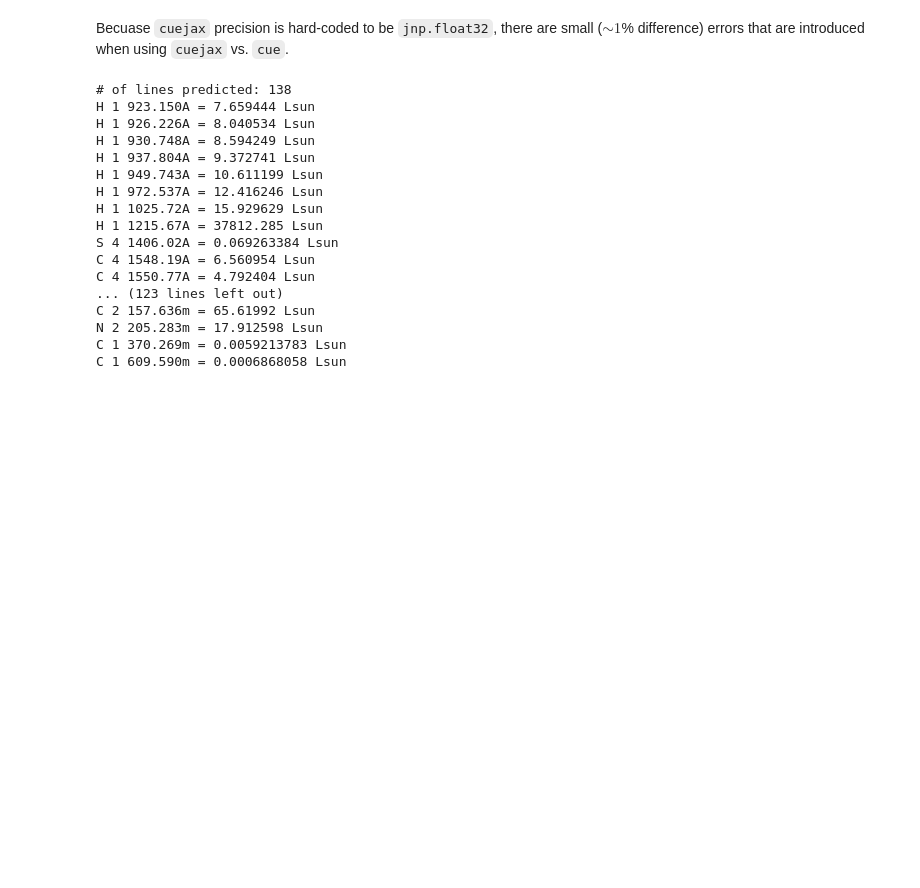
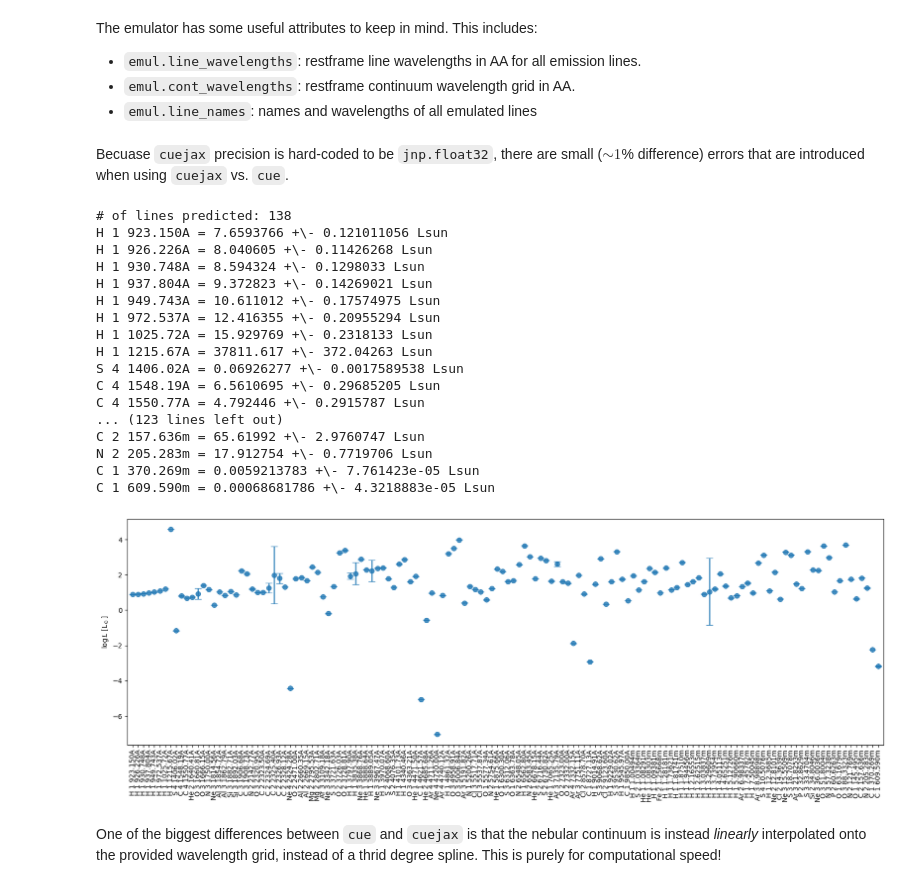
Before and after one commit to yi-jia-li/cue, a Jupyter notebook: demo/cuejax_demo.ipynb, the cells around one changed output. Cells and saved outputs as stored; diff of their text form; code cells hidden in the pictures; blank space fills up the shorter version.

```diff
--- a/demo/cuejax_demo.ipynb
+++ b/demo/cuejax_demo.ipynb
@@ -6,3 +9,9 @@ emul = cue.Emulator()
+# %% [markdown]
+The emulator has some useful attributes to keep in mind. This includes:
+
+- `emul.line_wavelengths`: restframe line wavelengths in AA for all emission lines.
+- `emul.cont_wavelengths`: restframe continuum wavelength grid in AA.
+- `emul.line_names`: names and wavelengths of all emulated lines
 # %%
 # default model parameters:
 # (this is also the order that the theta vector is assumed to be in
@@ -17,7 +26,6 @@ default_params = {
         'ionspec_logLratio2': 0.01,
         'ionspec_logLratio3': 0.2,
         'gas_logu': -2.5,
-        'gas_logq':49.1,
         'gas_logn': 2,
         'gas_logz': 0.,
         'gas_logno': 0.,
@@ -27,28 +35,46 @@ default_params = {
 # %% [markdown]
 Becuase `cuejax` precision is hard-coded to be `jnp.float32`, there are small ($\sim 1$% difference) errors that are introduced when using `cuejax` vs. `cue`.
 # %%
-lines = emul.predict_lines(**default_params)
+lines = emul.predict_lines(**default_params).squeeze() # line prediction in Lsun
+line_errs = emul.predict_line_err().squeeze() # 1sigma emulation error in Lsun
 
-print('# of lines predicted:',len(lines[0]))
-for i,line in enumerate(lines[0]): print(emul.model.line_names[i],'=',line,'Lsun')
+print('# of lines predicted:',len(lines))
+for i,line in enumerate(lines): print(emul.line_names[i],'=',line,'+\-',line_errs[i],'Lsun')
 # %% [output]
 # of lines predicted: 138
-H 1 923.150A = 7.659444 Lsun
-H 1 926.226A = 8.040534 Lsun
-H 1 930.748A = 8.594249 Lsun
-H 1 937.804A = 9.372741 Lsun
-H 1 949.743A = 10.611199 Lsun
-H 1 972.537A = 12.416246 Lsun
-H 1 1025.72A = 15.929629 Lsun
-H 1 1215.67A = 37812.285 Lsun
-S 4 1406.02A = 0.069263384 Lsun
-C 4 1548.19A = 6.560954 Lsun
-C 4 1550.77A = 4.792404 Lsun
+H 1 923.150A = 7.6593766 +\- 0.121011056 Lsun
+H 1 926.226A = 8.040605 +\- 0.11426268 Lsun
+H 1 930.748A = 8.594324 +\- 0.1298033 Lsun
+H 1 937.804A = 9.372823 +\- 0.14269021 Lsun
+H 1 949.743A = 10.611012 +\- 0.17574975 Lsun
+H 1 972.537A = 12.416355 +\- 0.20955294 Lsun
+H 1 1025.72A = 15.929769 +\- 0.2318133 Lsun
+H 1 1215.67A = 37811.617 +\- 372.04263 Lsun
+S 4 1406.02A = 0.06926277 +\- 0.0017589538 Lsun
+C 4 1548.19A = 6.5610695 +\- 0.29685205 Lsun
+C 4 1550.77A = 4.792446 +\- 0.2915787 Lsun
 ... (123 lines left out)
-C 2 157.636m = 65.61992 Lsun
-N 2 205.283m = 17.912598 Lsun
-C 1 370.269m = 0.0059213783 Lsun
-C 1 609.590m = 0.0006868058 Lsun
+C 2 157.636m = 65.61992 +\- 2.9760747 Lsun
+N 2 205.283m = 17.912754 +\- 0.7719706 Lsun
+C 1 370.269m = 0.0059213783 +\- 7.761423e-05 Lsun
+C 1 609.590m = 0.00068681786 +\- 4.3218883e-05 Lsun
+# %%
+fig,ax = plt.subplots(figsize=(20,6))
+
+log_lines = np.log10(lines)
+log_line_errs = line_errs/(np.log(10)*lines)
+x = np.arange(len(lines))
+
+ax.errorbar(x,log_lines,yerr=log_line_errs,marker='o',markersize=7,lw=2,capsize=5,linestyle='None',alpha=0.8)
+ax.set_xticks(x)
+ax.set_xlim(-1,np.max(x)+1)
+ax.set_xticklabels(emul.line_names,rotation=90)
+ax.set_ylabel(r'$\log L \ [\mathrm{L}_\odot]$')
+plt.show()
+# %% [output]
+[figure, added]
+# %% [markdown]
+One of the biggest differences between `cue` and `cuejax` is that the nebular continuum is instead *linearly* interpolated onto the provided wavelength grid, instead of a thrid degree spline. This is purely for computational speed!
 # %%
 wave = np.logspace(3,4,1000) # output wavelength grid for continuum in units of restframe AA (1,000 - 10,000 AA)
 # you can also specify unit = 'Lsun/Hz' (default for FSPS) or unit = 'erg/s/Hz' (default for cue)
```
Also changed, not shown: parts of 13 cells of this notebook, 2 other files.
